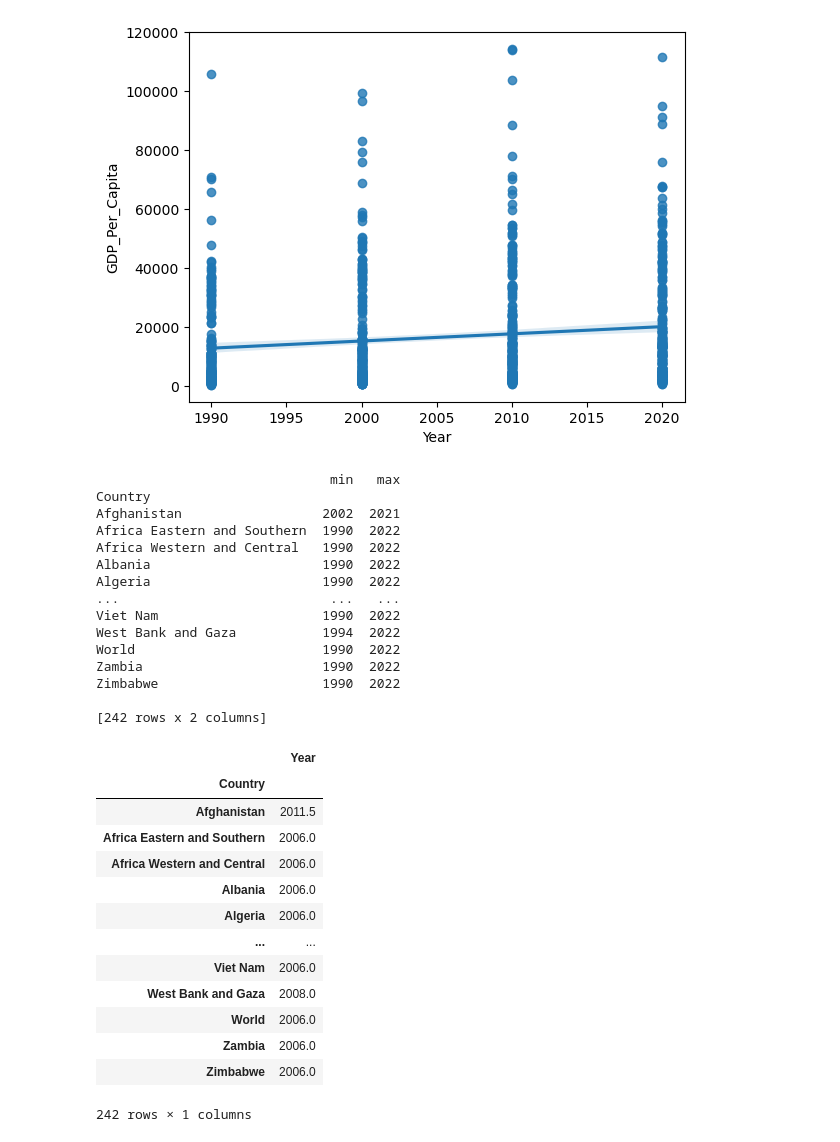
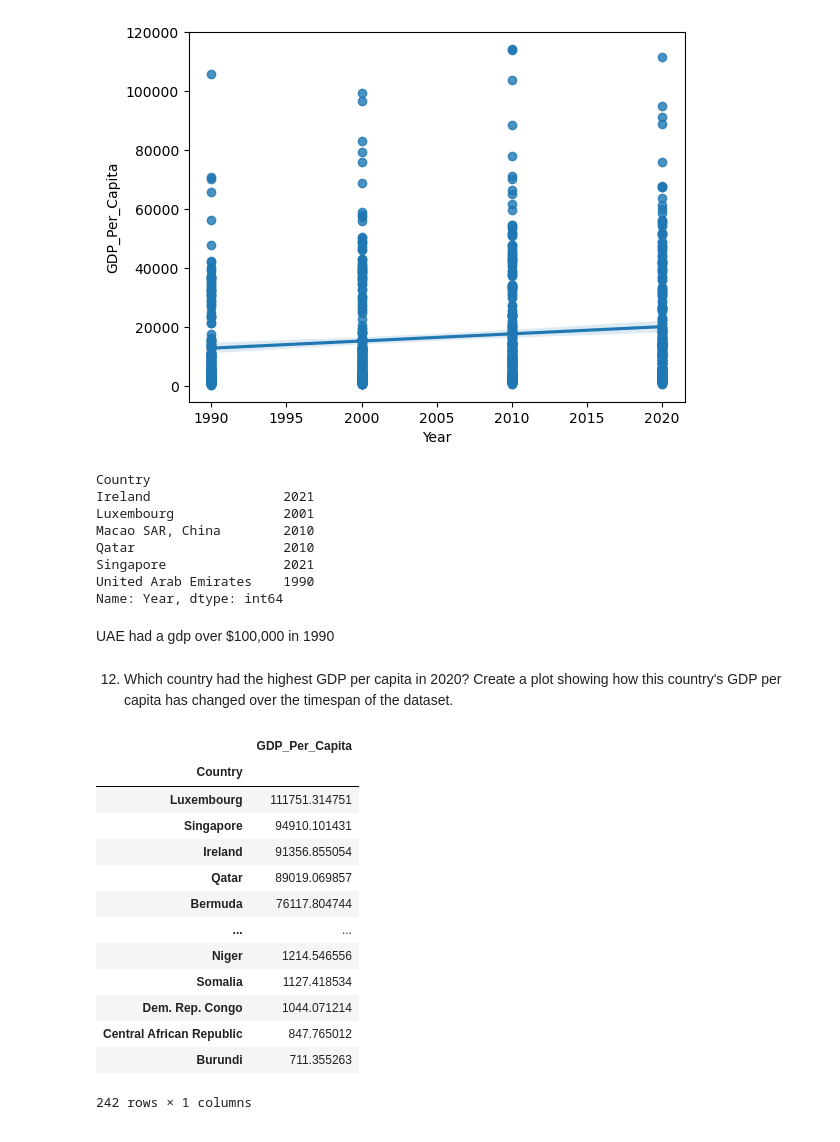
Before and after one commit to NSS-Data-Analytics-Cohort-10/gdp-and-internet-usage-Daniel-Hoover, a Jupyter notebook: Notebooks/un_project.ipynb, the cells around one changed output. Cells and saved outputs as stored; diff of their text form; code cells hidden in the pictures.

```diff
--- a/Notebooks/un_project.ipynb
+++ b/Notebooks/un_project.ipynb
@@ -195,39 +202,38 @@ sns.regplot(x=gdp_decades['Year'], y=gdp_decades['GDP_Per_Capita'])
 [figure]
 # %%
 tenk = gdp_df[gdp_df['GDP_Per_Capita']>100000]
+first100k = tenk.groupby('Country')['Year'].min()
+print(first100k)
+# %% [output]
+Country
+Ireland                 2021
+Luxembourg              2001
+Macao SAR, China        2010
+Qatar                   2010
+Singapore               2021
+United Arab Emirates    1990
+Name: Year, dtype: int64
-# %%
-country_year = gdp_df.groupby('Country')['Year'].agg([min, max])
-print(country_year)
-# %% [output]
-                              min   max
-Country
-Afghanistan                  2002  2021
-Africa Eastern and Southern  1990  2022
-Africa Western and Central   1990  2022
-Albania                      1990  2022
-Algeria                      1990  2022
-...                           ...   ...
-Viet Nam                     1990  2022
-West Bank and Gaza           1994  2022
-World                        1990  2022
-Zambia                       1990  2022
-Zimbabwe                     1990  2022
-
-[242 rows x 2 columns]
-# %%
-gdp_df.pivot_table(values = 'Year', index = 'Country')
-# %% [output]
-|  | Year |
-| Country |  |
-| Afghanistan | 2011.5 |
-| Africa Eastern and Southern | 2006.0 |
-| Africa Western and Central | 2006.0 |
-| Albania | 2006.0 |
-| Algeria | 2006.0 |
-| ... | ... |
-| Viet Nam | 2006.0 |
-| West Bank and Gaza | 2008.0 |
-| World | 2006.0 |
-| Zambia | 2006.0 |
-| Zimbabwe | 2006.0 |
-242 rows × 1 columns
+# %% [markdown]
+UAE had a gdp over $100,000 in 1990
+# %% [markdown]
+12. Which country had the highest GDP per capita in 2020? Create a plot showing how this country's GDP per capita has changed over the timespan of the dataset.
+# %%
+y2020 = gdp_df[gdp_df['Year'] == 2020] # selecting just the year
+maxgdp = y2020.groupby('Country')['GDP_Per_Capita'].agg(max).sort_values(ascending =False) # finding the max for that year
+#print(maxgdp)
+maxgdp.to_frame()
+# %% [output]
+|  | GDP_Per_Capita |
+| Country |  |
+| Luxembourg | 111751.314751 |
+| Singapore | 94910.101431 |
+| Ireland | 91356.855054 |
+| Qatar | 89019.069857 |
+| Bermuda | 76117.804744 |
+| ... | ... |
+| Niger | 1214.546556 |
+| Somalia | 1127.418534 |
+| Dem. Rep. Congo | 1044.071214 |
+| Central African Republic | 847.765012 |
+| Burundi | 711.355263 |
+242 rows × 1 columns
```
Also changed, not shown: parts of 11 cells of this notebook.
